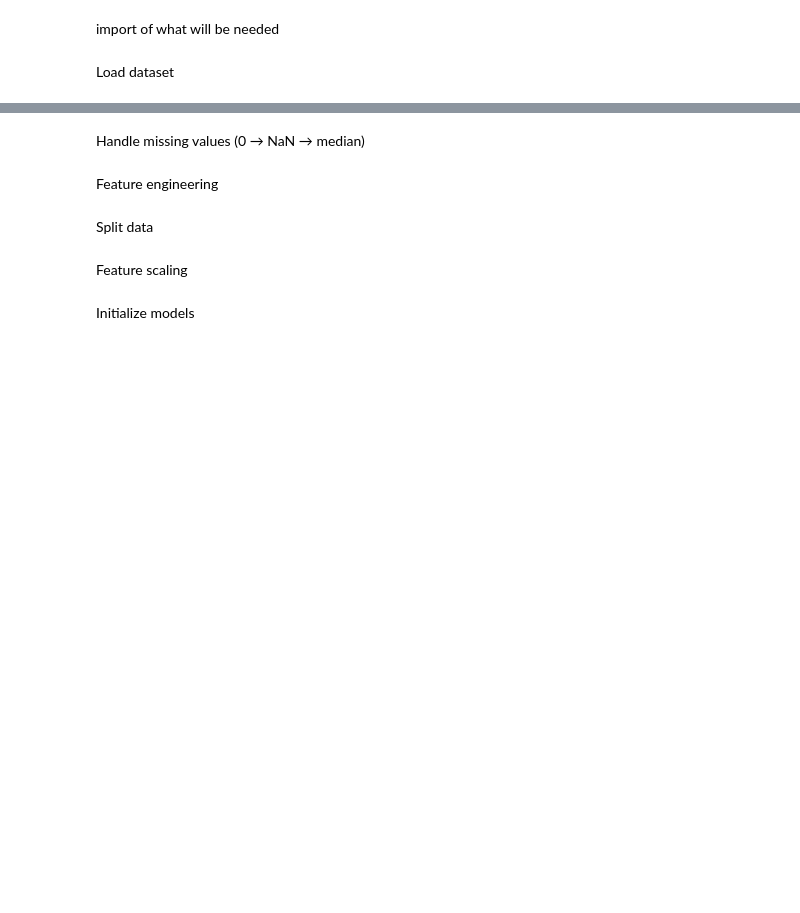
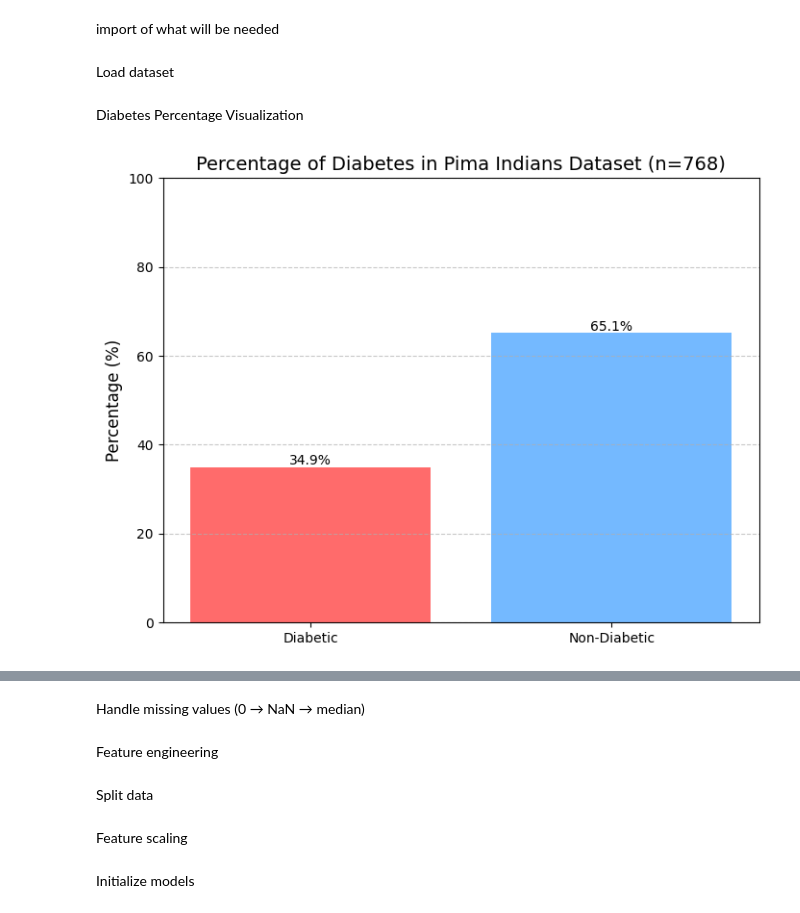
Before and after one commit to ImmatureBug/Diabetes-Prediction-Using-Traditional-Machine-Learning, a Jupyter notebook: Diabetes_Prediction_Using_Traditional_Machine_Learning_Techniques.ipynb, the cells around one changed output, grey strips where cells are left out. Saved outputs shown, nothing was run; the diff lists cells and outputs as text; code cells hidden in the pictures; blank space fills up the shorter version.

```diff
--- a/Diabetes_Prediction_Using_Traditional_Machine_Learning_Techniques.ipynb
+++ b/Diabetes_Prediction_Using_Traditional_Machine_Learning_Techniques.ipynb
@@ -32,3 +31,28 @@ url = "https://raw.githubusercontent.com/jbrownlee/Datasets/master/pima-indians-
 columns = ["Pregnancies", "Glucose", "BloodPressure", "SkinThickness",
            "Insulin", "BMI", "DiabetesPedigree", "Age", "Outcome"]
 df = pd.read_csv(url, names=columns)
+# %% [markdown]
+Diabetes Percentage Visualization
+# %%
+plt.figure(figsize=(8, 6))
+diabetic_count = df['Outcome'].sum()
+non_diabetic_count = len(df) - diabetic_count
+percentages = [diabetic_count/len(df)*100, non_diabetic_count/len(df)*100]
+labels = ['Diabetic', 'Non-Diabetic']
+colors = ['#ff6b6b', '#74b9ff']
+
+bars = plt.bar(labels, percentages, color=colors)
+plt.title('Percentage of Diabetes in Pima Indians Dataset (n=768)', fontsize=14)
+plt.ylabel('Percentage (%)', fontsize=12)
+plt.ylim(0, 100)
+
+for bar in bars:
+    height = bar.get_height()
+    plt.text(bar.get_x() + bar.get_width()/2., height,
+             f'{height:.1f}%', ha='center', va='bottom')
+
+plt.grid(axis='y', linestyle='--', alpha=0.7)
+plt.savefig('diabetes_percentage.png', dpi=300, bbox_inches='tight')
+plt.show()
+# %% [output]
+[figure, added]
```
Also changed, not shown: parts of 19 cells of this notebook.
